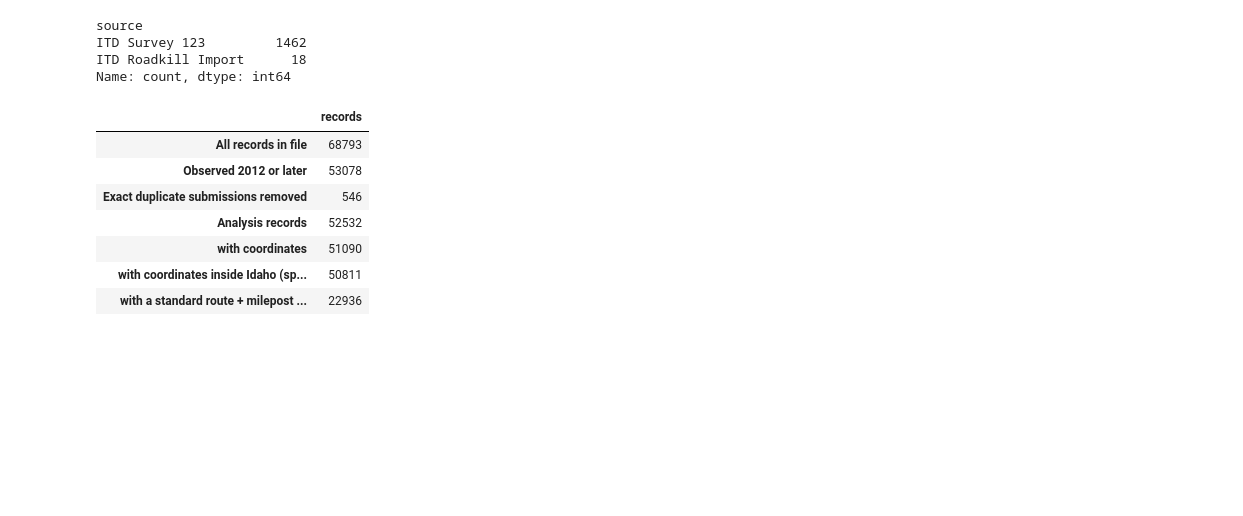
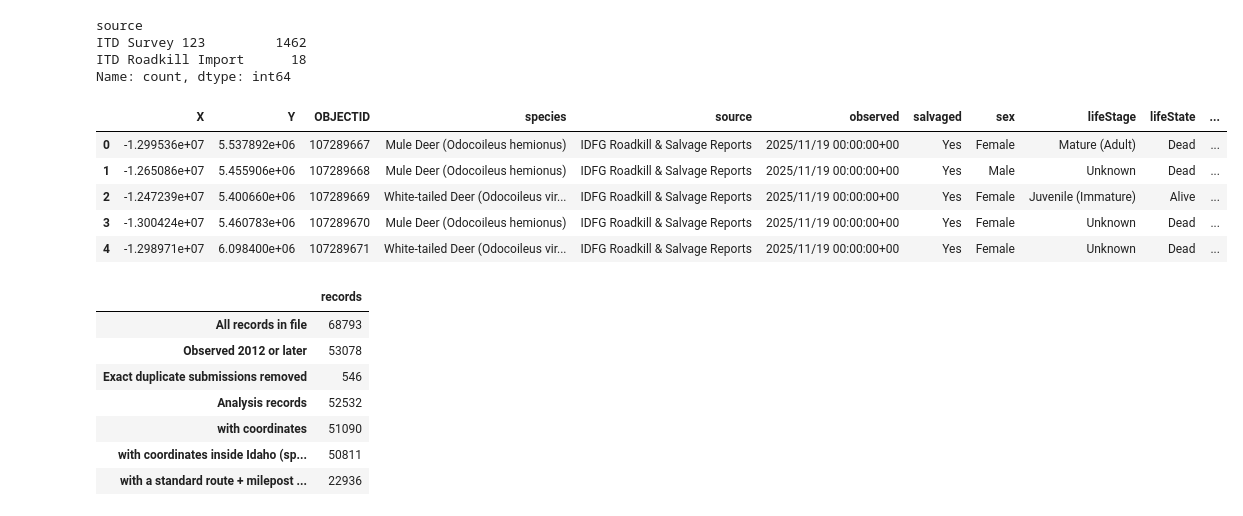
Before and after one commit to vkrmgl/Wildlife-Capstone, a Jupyter notebook: notebooks/EDA.ipynb, the cells around one changed output. Saved outputs shown, nothing was run; the diff lists cells and outputs as text; code cells hidden in the pictures; blank space fills up the shorter version.

```diff
--- a/notebooks/EDA.ipynb
+++ b/notebooks/EDA.ipynb
@@ -19,8 +19,8 @@ pd.set_option('display.max_columns', 50)
 pd.set_option('display.width', 200)
 
 DATA = Path('../data')
-EXT = DATA / 'external'
-EXT.mkdir(parents=True, exist_ok=True)
+RAW = DATA / 'raw'
+RAW.mkdir(parents=True, exist_ok=True)
 
 START_YEAR = 2012
 
@@ -45,7 +45,7 @@ Observations:
 * **Out of state**: a few hundred records geocode outside Idaho (typos, other states). Dropped from spatial analysis using the Census state boundary (1 km buffer so border highways are kept).
 * **Duplicates**: some submissions are identical in every field except the system IDs; these are treated as double submissions and removed. Records at the same place/date that differ in sex, age, or notes are kept (multiple animals).
 # %%
-raw = pd.read_csv(DATA / 'roadkill_observations.csv', low_memory=False)
+raw = pd.read_csv(RAW / 'idaho_roadkill_observations.csv', low_memory=False)
 
 raw['obs_date'] = pd.to_datetime(raw['observed'].str[:10], format='%Y/%m/%d', errors='coerce')
 raw['year'] = raw['obs_date'].dt.year
@@ -65,4 +65,13 @@ source
 ITD Survey 123         1462
 ITD Roadkill Import      18
 Name: count, dtype: int64
+# %%
+raw.head()
+# %% [output]
+|  | X | Y | OBJECTID | species | source | observed | salvaged | sex | lifeStage | lifeState | ... |
+| 0 | -1.299536e+07 | 5.537892e+06 | 107289667 | Mule Deer (Odocoileus hemionus) | IDFG Roadkill & Salvage Reports | 2025/11/19 00:00:00+00 | Yes | Female | Mature (Adult) | Dead | ... |
+| 1 | -1.265086e+07 | 5.455906e+06 | 107289668 | Mule Deer (Odocoileus hemionus) | IDFG Roadkill & Salvage Reports | 2025/11/19 00:00:00+00 | Yes | Male | Unknown | Dead | ... |
+| 2 | -1.247239e+07 | 5.400660e+06 | 107289669 | White-tailed Deer (Odocoileus vir... | IDFG Roadkill & Salvage Reports | 2025/11/19 00:00:00+00 | Yes | Female | Juvenile (Immature) | Alive | ... |
+| 3 | -1.300424e+07 | 5.460783e+06 | 107289670 | Mule Deer (Odocoileus hemionus) | IDFG Roadkill & Salvage Reports | 2025/11/19 00:00:00+00 | Yes | Female | Unknown | Dead | ... |
+| 4 | -1.298971e+07 | 6.098400e+06 | 107289671 | White-tailed Deer (Odocoileus vir... | IDFG Roadkill & Salvage Reports | 2025/11/19 00:00:00+00 | Yes | Female | Unknown | Dead | ... |
 # %%
```
Also changed, not shown: parts of 3 cells of this notebook, 3 other files.
